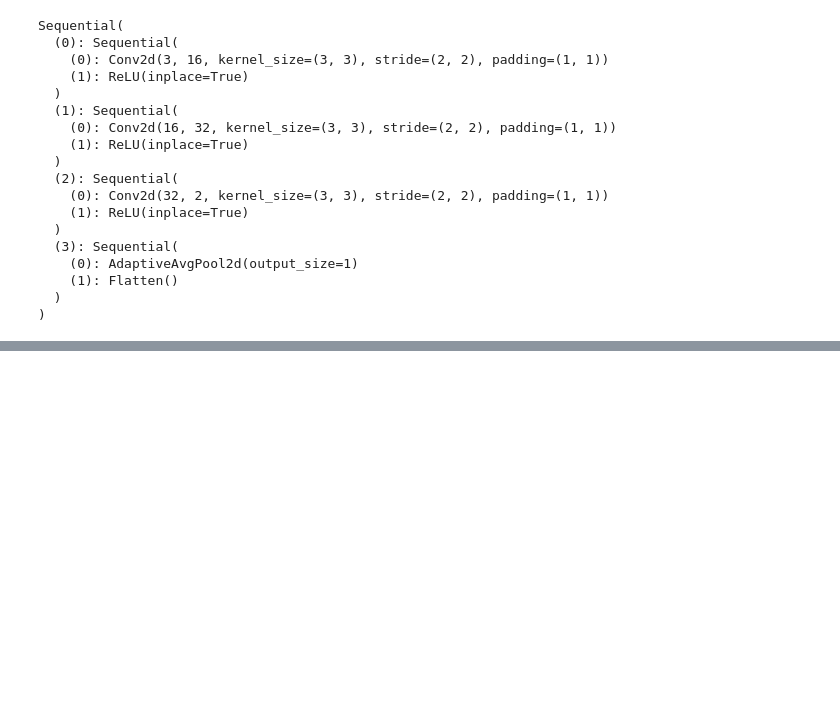
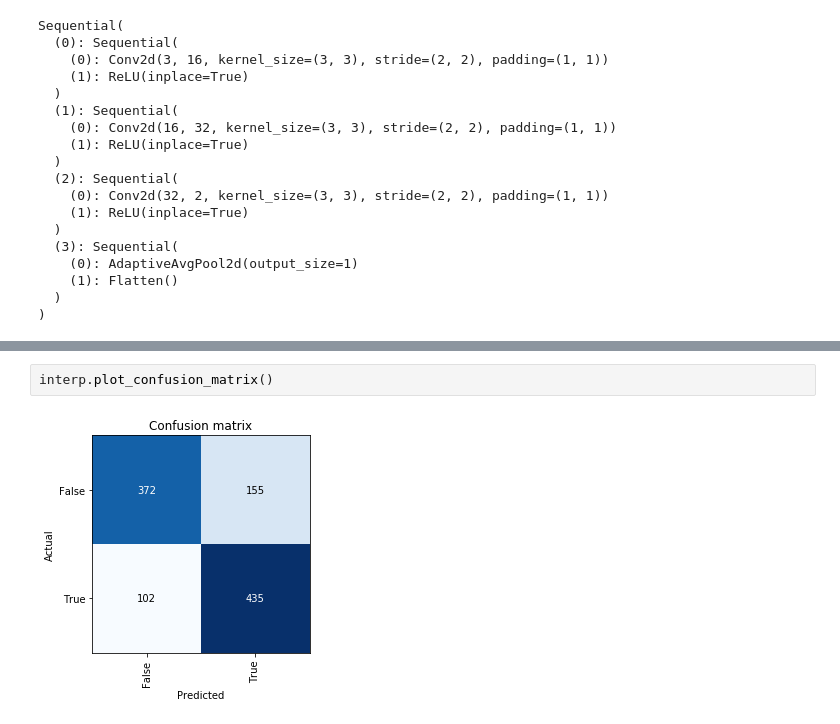
Before and after one commit to jwuphysics/HI-diversity, a Jupyter notebook: notebook/survey/01. Building a classifier.ipynb, the cells around one changed output, grey strips where cells are left out. Cells and saved outputs as stored; diff of their text form; blank space fills up the shorter version.

```diff
--- a/notebook/survey/01. Building a classifier.ipynb
+++ b/notebook/survey/01. Building a classifier.ipynb
@@ -143,0 +204,4 @@ learn.fit(1, 1e-2)
+# %%
+interp.plot_confusion_matrix()
+# %% [output]
+[figure, added]
```
Also changed, not shown: parts of 41 cells of this notebook, 1 other file.
